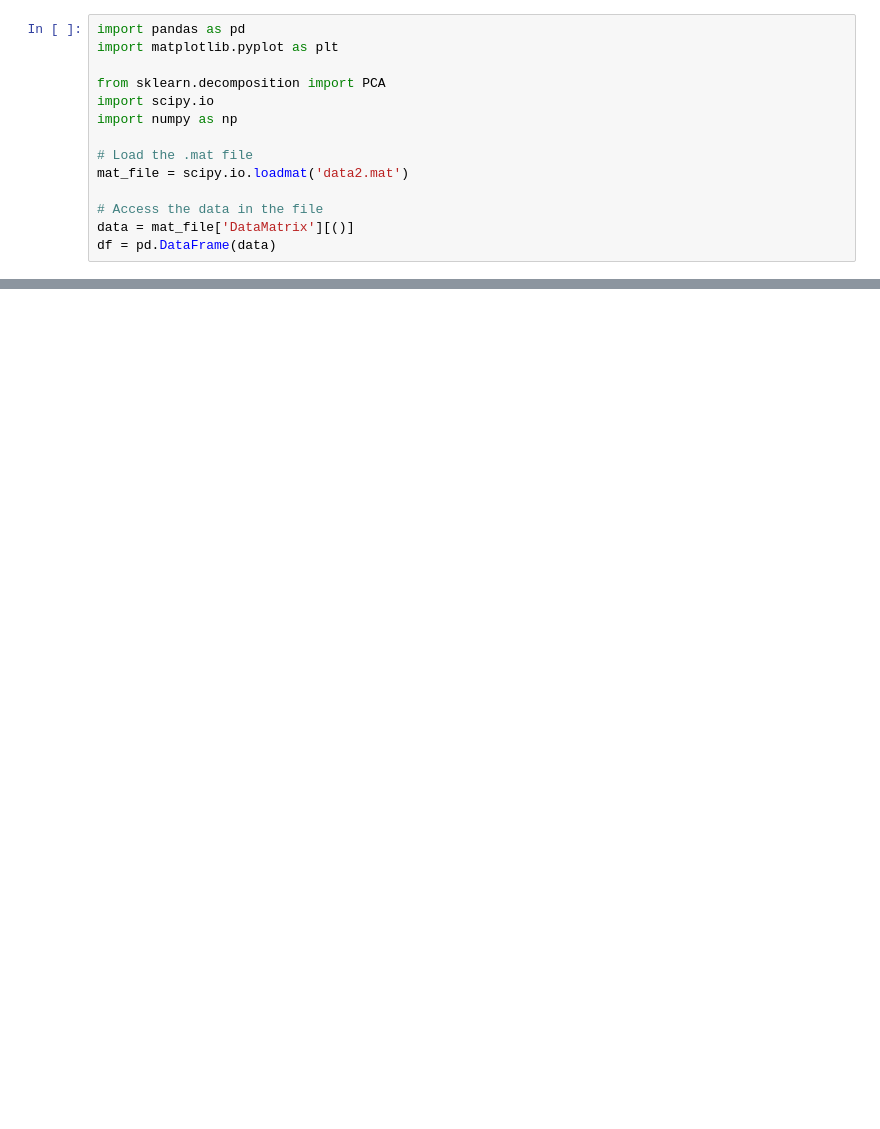
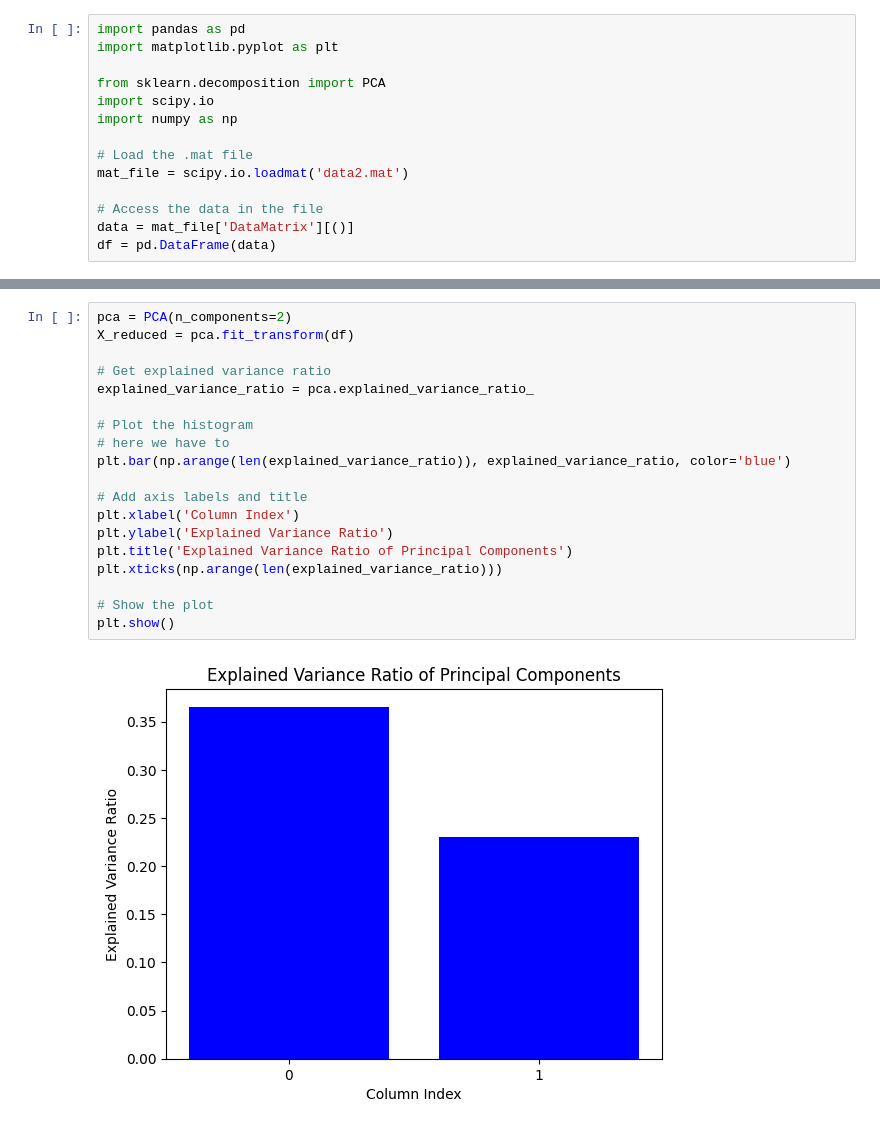
Before and after one commit to muznyahamed/sem7_Ml_assignment1, a Jupyter notebook: assignment2.ipynb, the cells around one changed output, grey strips where cells are left out. Cells and saved outputs as stored; diff of their text form; blank space fills up the shorter version.

```diff
--- a/assignment2.ipynb
+++ b/assignment2.ipynb
@@ -37,0 +36,21 @@ Object `np.arrange` not found.
+# %%
+pca = PCA(n_components=2)
+X_reduced = pca.fit_transform(df)
+
+# Get explained variance ratio
+explained_variance_ratio = pca.explained_variance_ratio_
+
+# Plot the histogram
+# here we have to
+plt.bar(np.arange(len(explained_variance_ratio)), explained_variance_ratio, color='blue')
+
+# Add axis labels and title
+plt.xlabel('Column Index')
+plt.ylabel('Explained Variance Ratio')
+plt.title('Explained Variance Ratio of Principal Components')
+plt.xticks(np.arange(len(explained_variance_ratio)))
+
+# Show the plot
+plt.show()
+# %% [output]
+[figure, added]
```
Also changed, not shown: parts of 2 cells of this notebook.
